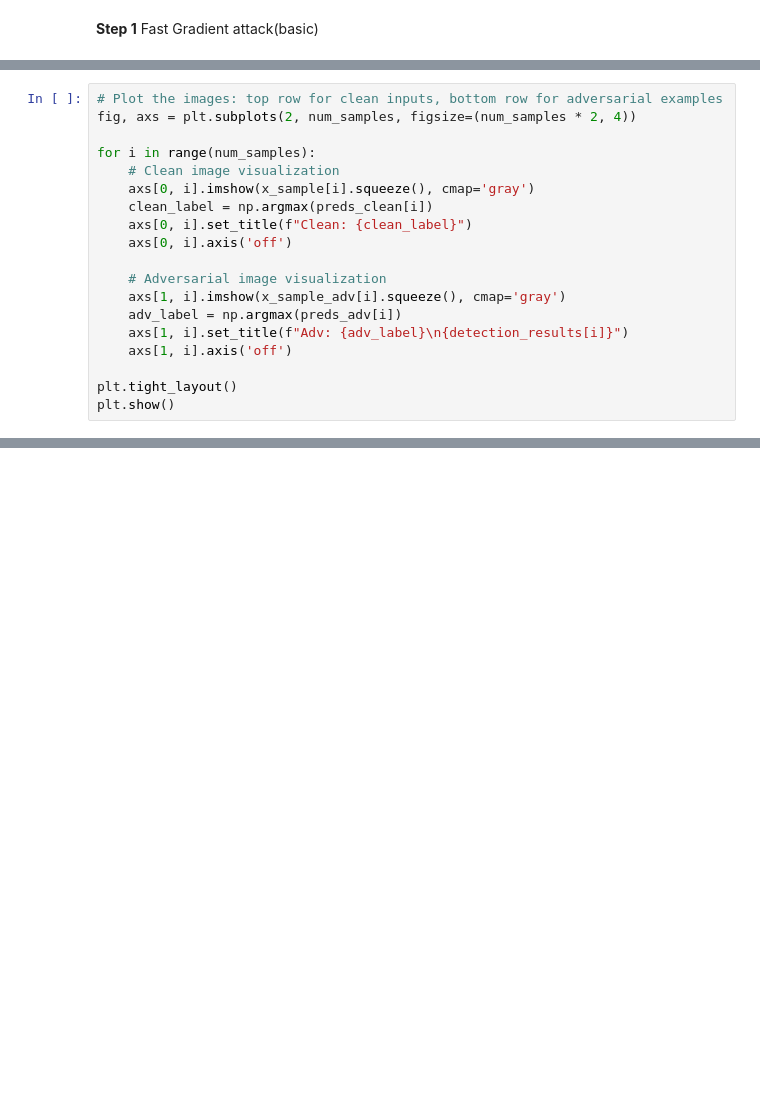
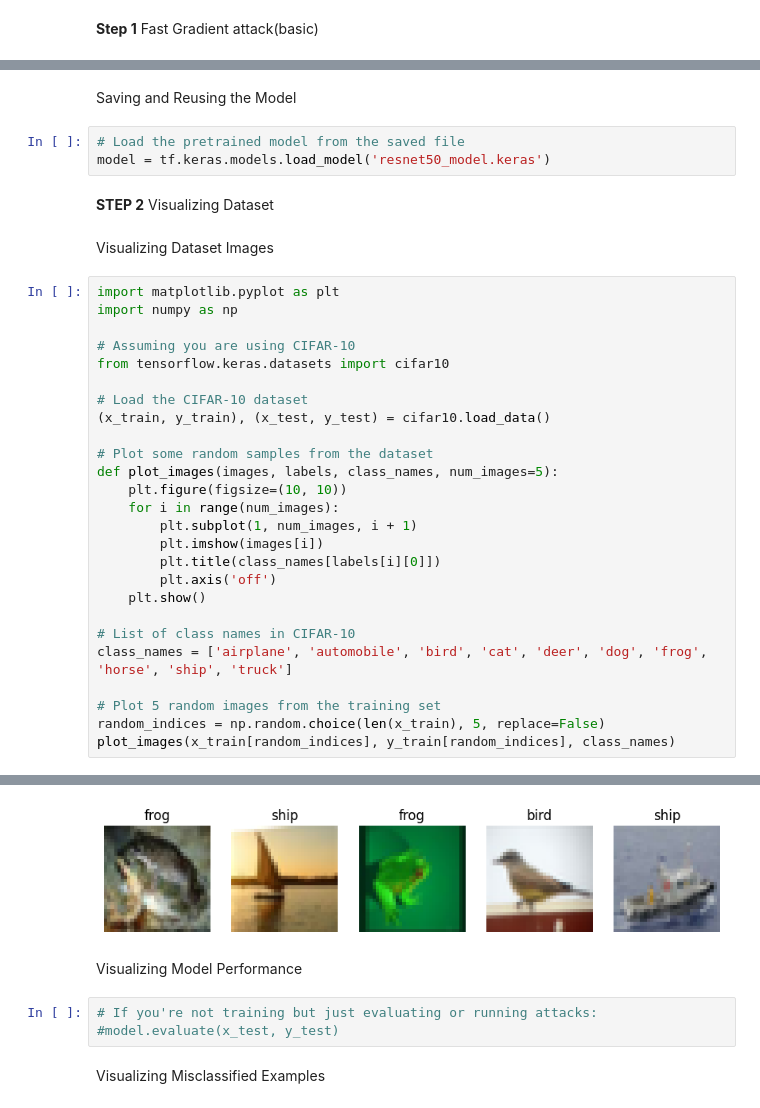
Before and after one commit to massemolle/Evasion-Attacks-Public, a Jupyter notebook: Untitled.ipynb, the cells around one changed output, grey strips where cells are left out. Saved outputs shown, nothing was run; the diff lists cells and outputs as text; blank space fills up the shorter version.

Commit message:
Refonte avec a pretrained resnet50

```diff
--- a/Untitled.ipynb
+++ b/Untitled.ipynb
@@ -120,19 +24,0 @@ Visualization
-# %%
-# Plot the images: top row for clean inputs, bottom row for adversarial examples
-fig, axs = plt.subplots(2, num_samples, figsize=(num_samples * 2, 4))
-
-for i in range(num_samples):
-    # Clean image visualization
-    axs[0, i].imshow(x_sample[i].squeeze(), cmap='gray')
-    clean_label = np.argmax(preds_clean[i])
-    axs[0, i].set_title(f"Clean: {clean_label}")
-    axs[0, i].axis('off')
-
-    # Adversarial image visualization
-    axs[1, i].imshow(x_sample_adv[i].squeeze(), cmap='gray')
-    adv_label = np.argmax(preds_adv[i])
-    axs[1, i].set_title(f"Adv: {adv_label}\n{detection_results[i]}")
-    axs[1, i].axis('off')
-
-plt.tight_layout()
-plt.show()
@@ -526,0 +38,36 @@ x_sample_wasserstein = wasserstein_attack.generate(x=x_sample, y=np.argmax(class
+# %% [markdown]
+Saving and Reusing the Model
+# %%
+# Load the pretrained model from the saved file
+model = tf.keras.models.load_model('resnet50_model.keras')
+# %% [markdown]
+**STEP 2** Visualizing Dataset
+# %% [markdown]
+Visualizing Dataset Images
+# %%
+import matplotlib.pyplot as plt
+import numpy as np
+
+# Assuming you are using CIFAR-10
+from tensorflow.keras.datasets import cifar10
+
+# Load the CIFAR-10 dataset
+(x_train, y_train), (x_test, y_test) = cifar10.load_data()
+
+# Plot some random samples from the dataset
+def plot_images(images, labels, class_names, num_images=5):
+    plt.figure(figsize=(10, 10))
+    for i in range(num_images):
+        plt.subplot(1, num_images, i + 1)
+        plt.imshow(images[i])
+        plt.title(class_names[labels[i][0]])
+        plt.axis('off')
+    plt.show()
+
+# List of class names in CIFAR-10
+class_names = ['airplane', 'automobile', 'bird', 'cat', 'deer', 'dog', 'frog', 'horse', 'ship', 'truck']
+
+# Plot 5 random images from the training set
+random_indices = np.random.choice(len(x_train), 5, replace=False)
+plot_images(x_train[random_indices], y_train[random_indices], class_names)
+# %% [output]
@@ -526,0 +76,8 @@ x_sample_wasserstein = wasserstein_attack.generate(x=x_sample, y=np.argmax(class
+[figure, added]
+# %% [markdown]
+Visualizing Model Performance
+# %%
+# If you're not training but just evaluating or running attacks:
+#model.evaluate(x_test, y_test)
+# %% [markdown]
+Visualizing Misclassified Examples
```
Also changed, not shown: parts of 35 cells of this notebook.
